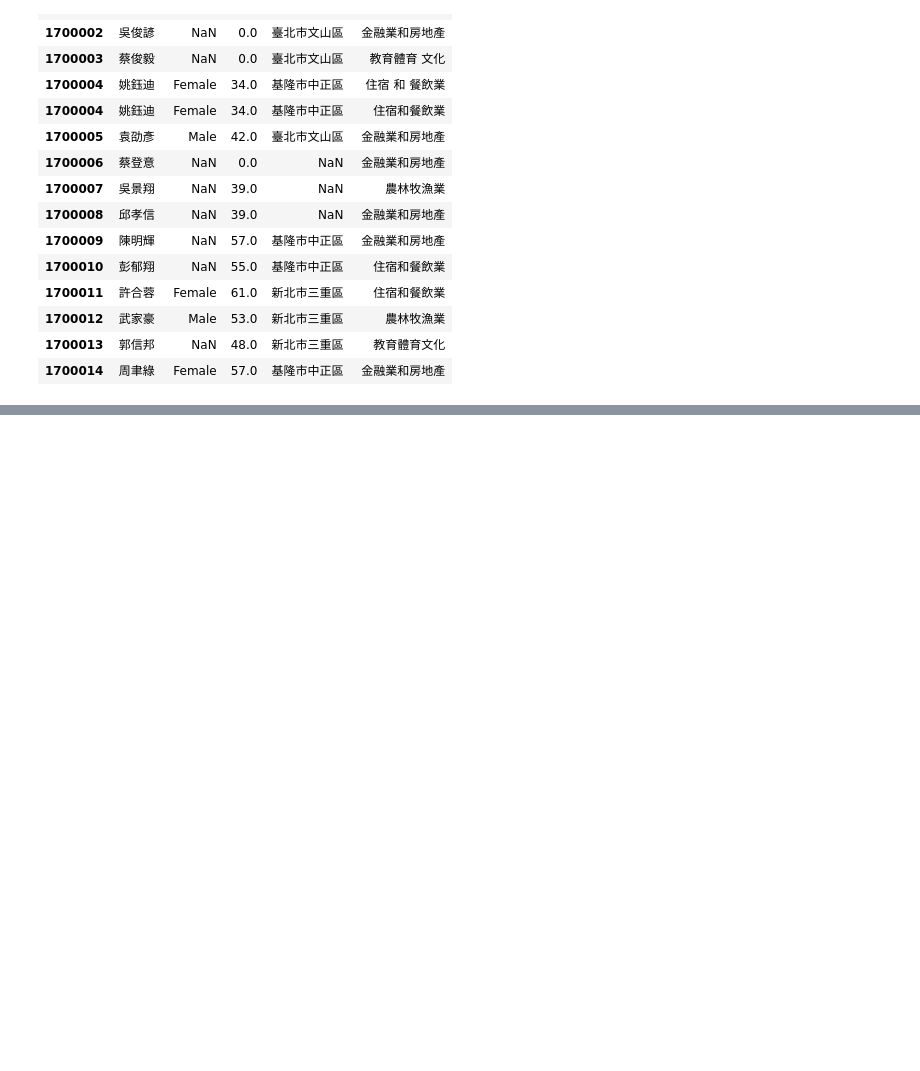
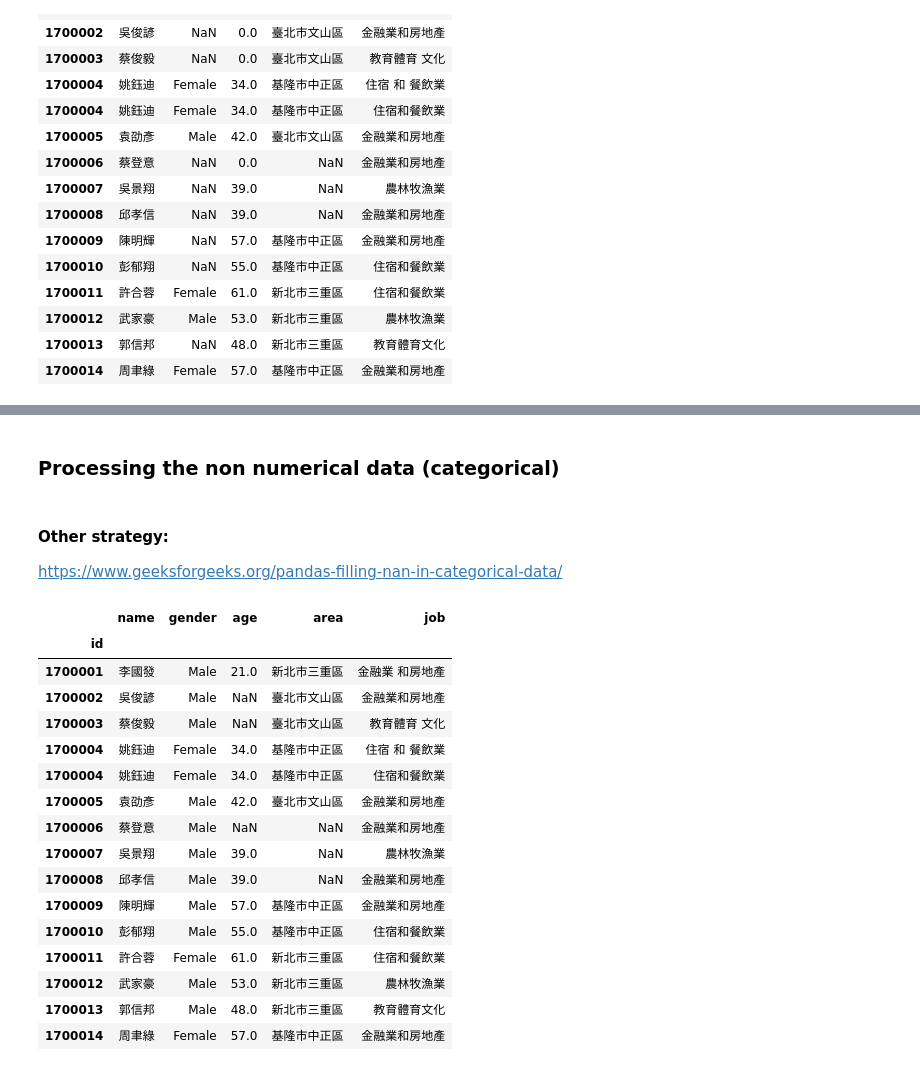
Before and after one commit to TWNateLo/AI-Courses-Codes, a Jupyter notebook: Semiconductor and AI Course/DataProcessing1.ipynb, the cells around one changed output, grey strips where cells are left out. Cells and saved outputs as stored; diff of their text form; code cells hidden in the pictures; blank space fills up the shorter version.

```diff
--- a/Semiconductor and AI Course/DataProcessing1.ipynb
+++ b/Semiconductor and AI Course/DataProcessing1.ipynb
@@ -455,0 +501,30 @@ df_sample
+# %%
+# Recover the data first
+df_sample = df2.copy()
+# %% [markdown]
+### Processing the non numerical data (categorical)
+# %% [markdown]
+#### Other strategy:
+https://www.geeksforgeeks.org/pandas-filling-nan-in-categorical-data/
+# %%
+## ffill --> forward fill, bfill --> backward fill
+df_sample['gender'] = df_sample['gender'].fillna(method='ffill')
+df_sample
+# %% [output]
+|  | name | gender | age | area | job |
+| id |  |  |  |  |  |
+| 1700001 | 李國發 | Male | 21.0 | 新北市三重區 | 金融業 和房地產 |
+| 1700002 | 吳俊諺 | Male | NaN | 臺北市文山區 | 金融業和房地產 |
+| 1700003 | 蔡俊毅 | Male | NaN | 臺北市文山區 | 教育體育 文化 |
+| 1700004 | 姚鈺迪 | Female | 34.0 | 基隆市中正區 | 住宿 和 餐飲業 |
+| 1700004 | 姚鈺迪 | Female | 34.0 | 基隆市中正區 | 住宿和餐飲業 |
+| 1700005 | 袁劭彥 | Male | 42.0 | 臺北市文山區 | 金融業和房地產 |
+| 1700006 | 蔡登意 | Male | NaN | NaN | 金融業和房地產 |
+| 1700007 | 吳景翔 | Male | 39.0 | NaN | 農林牧漁業 |
+| 1700008 | 邱孝信 | Male | 39.0 | NaN | 金融業和房地產 |
+| 1700009 | 陳明輝 | Male | 57.0 | 基隆市中正區 | 金融業和房地產 |
+| 1700010 | 彭郁翔 | Male | 55.0 | 基隆市中正區 | 住宿和餐飲業 |
+| 1700011 | 許合蓉 | Female | 61.0 | 新北市三重區 | 住宿和餐飲業 |
+| 1700012 | 武家豪 | Male | 53.0 | 新北市三重區 | 農林牧漁業 |
+| 1700013 | 郭信邦 | Male | 48.0 | 新北市三重區 | 教育體育文化 |
+| 1700014 | 周聿綠 | Female | 57.0 | 基隆市中正區 | 金融業和房地產 |
```
Also changed, not shown: parts of 16 cells of this notebook.
